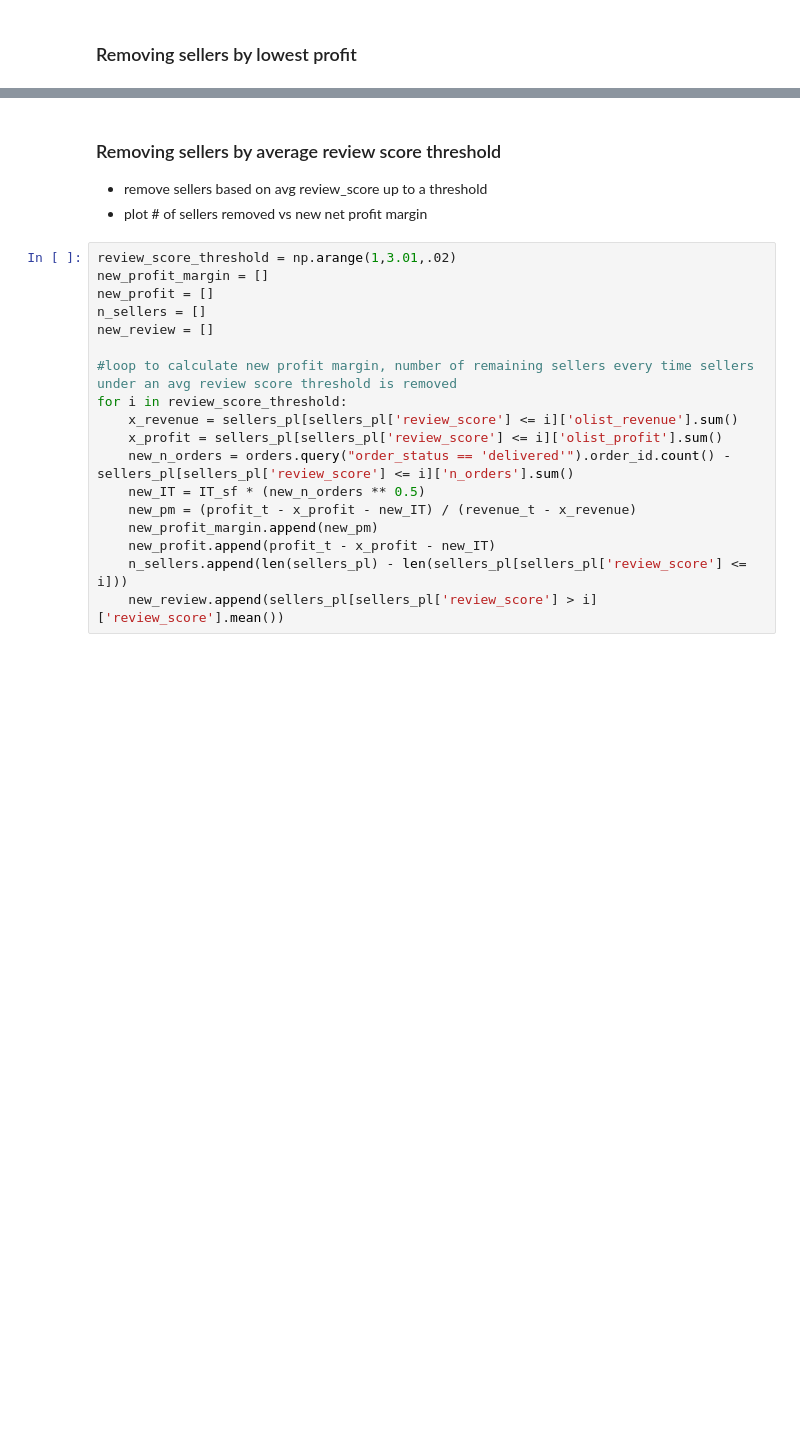
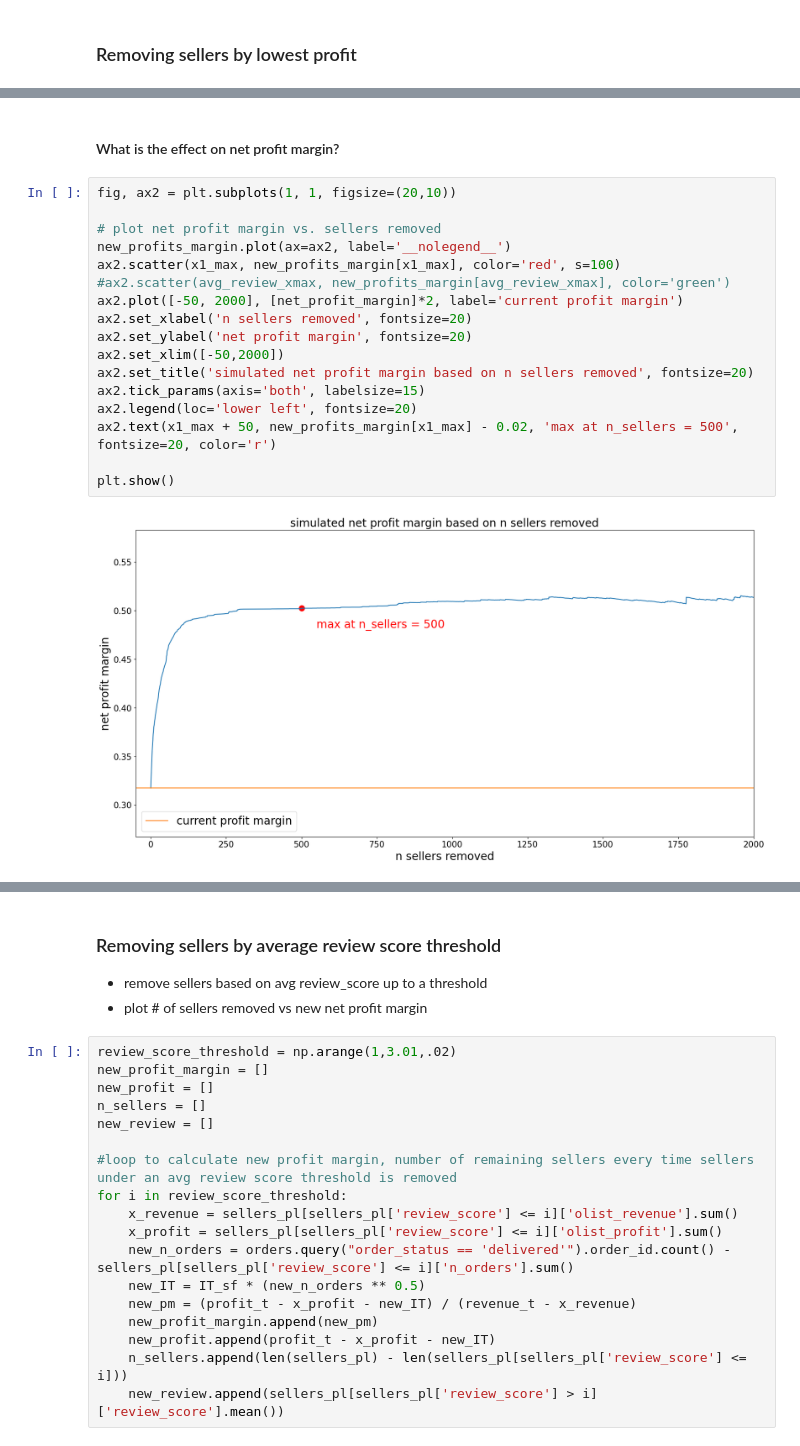
Before and after one commit to xkeeja/olist-analysis, a Jupyter notebook: ceo_request.ipynb, the cells around one changed output, grey strips where cells are left out. Cells and saved outputs as stored; diff of their text form; blank space fills up the shorter version.

```diff
--- a/ceo_request.ipynb
+++ b/ceo_request.ipynb
@@ -176,0 +261,21 @@ for i in orders_removed:
+# %% [markdown]
+#### What is the effect on net profit margin?
+# %%
+fig, ax2 = plt.subplots(1, 1, figsize=(20,10))
+
+# plot net profit margin vs. sellers removed
+new_profits_margin.plot(ax=ax2, label='__nolegend__')
+ax2.scatter(x1_max, new_profits_margin[x1_max], color='red', s=100)
+#ax2.scatter(avg_review_xmax, new_profits_margin[avg_review_xmax], color='green')
+ax2.plot([-50, 2000], [net_profit_margin]*2, label='current profit margin')
+ax2.set_xlabel('n sellers removed', fontsize=20)
+ax2.set_ylabel('net profit margin', fontsize=20)
+ax2.set_xlim([-50,2000])
+ax2.set_title('simulated net profit margin based on n sellers removed', fontsize=20)
+ax2.tick_params(axis='both', labelsize=15)
+ax2.legend(loc='lower left', fontsize=20)
+ax2.text(x1_max + 50, new_profits_margin[x1_max] - 0.02, 'max at n_sellers = 500', fontsize=20, color='r')
+
+plt.show()
+# %% [output]
+[figure, added]
```
Also changed, not shown: parts of 36 cells of this notebook, 1 other file.
